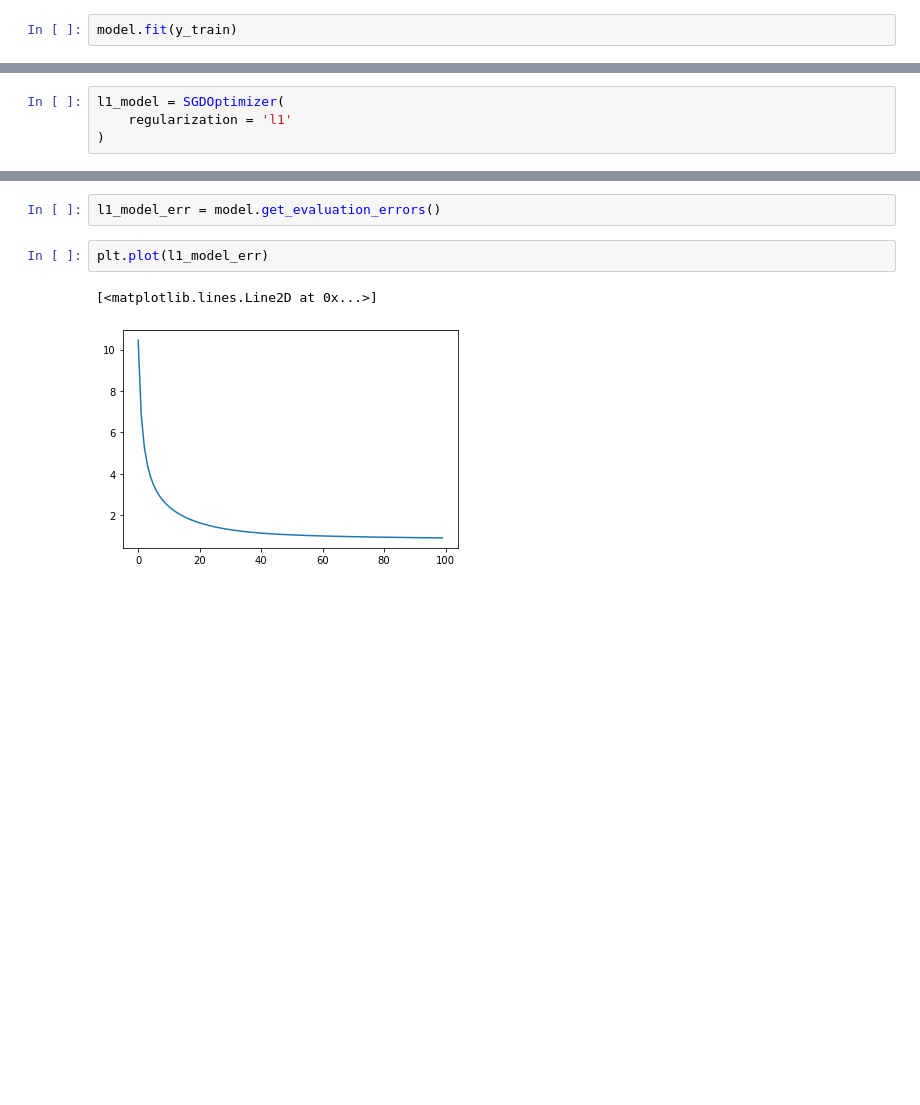
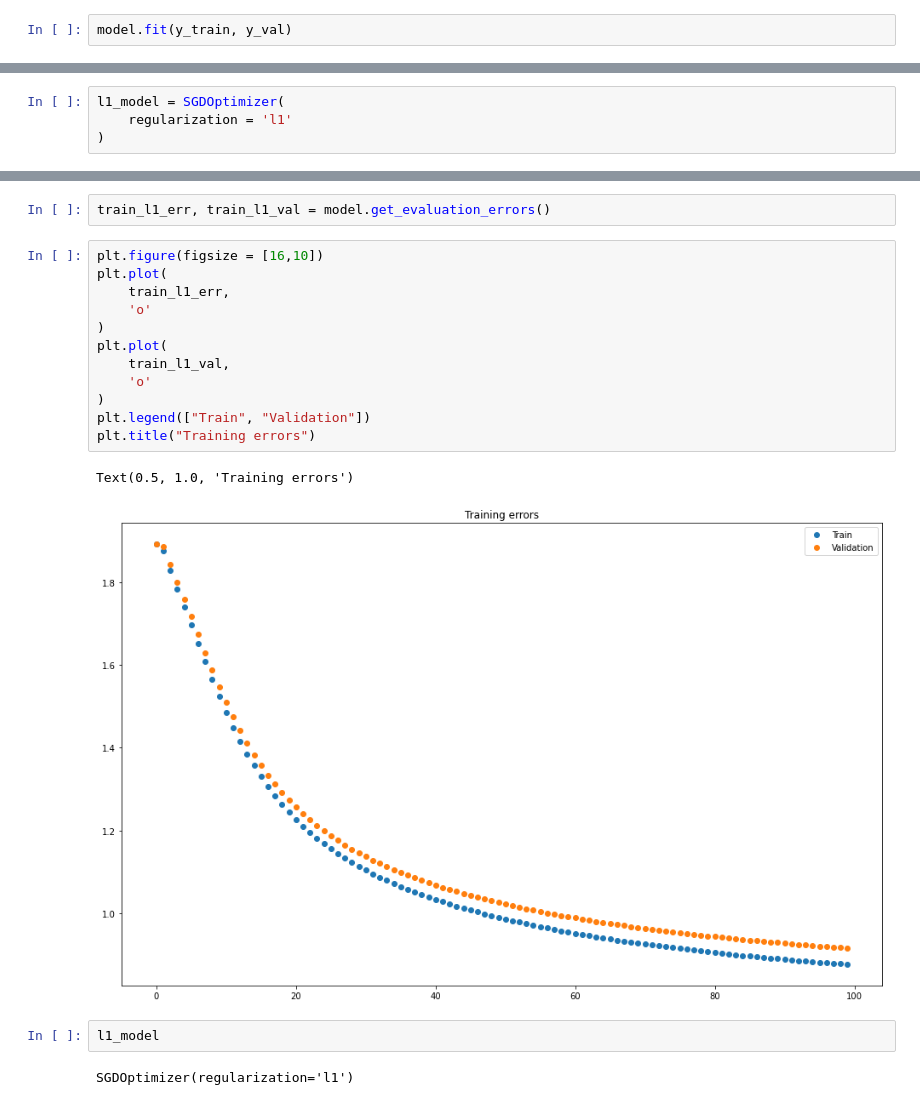
Before and after one commit to peulsilva/movie-recommendation, a Jupyter notebook: notebooks/collaborative-filtering/02-train_model.ipynb, the cells around one changed output, grey strips where cells are left out. Saved outputs shown, nothing was run; the diff lists cells and outputs as text; blank space fills up the shorter version.

```diff
--- a/notebooks/collaborative-filtering/02-train_model.ipynb
+++ b/notebooks/collaborative-filtering/02-train_model.ipynb
@@ -195,5 +239,5 @@ model = SGDOptimizer(
     predict_constraints = True
 )
 # %%
-model.fit(y_train)
+model.fit(y_train, y_val)
 # %% [output]
@@ -297,10 +425,24 @@ train epoch 11;  1.707164619809803
 ... (88 outputs left out)
 # %%
-l1_model_err = model.get_evaluation_errors()
+train_l1_err, train_l1_val = model.get_evaluation_errors()
-# %%
-plt.plot(l1_model_err)
-# %% [output]
-[<matplotlib.lines.Line2D at 0x...>]
-[figure, removed]
+# %%
+plt.figure(figsize = [16,10])
+plt.plot(
+    train_l1_err,
+    'o'
+)
+plt.plot(
+    train_l1_val,
+    'o'
+)
+plt.legend(["Train", "Validation"])
+plt.title("Training errors")
+# %% [output]
+Text(0.5, 1.0, 'Training errors')
+[figure, added]
+# %%
+l1_model
+# %% [output]
+SGDOptimizer(regularization='l1')
 # %%
 l1_model.Theta.tofile(
```
Also changed, not shown: parts of 30 cells of this notebook.
